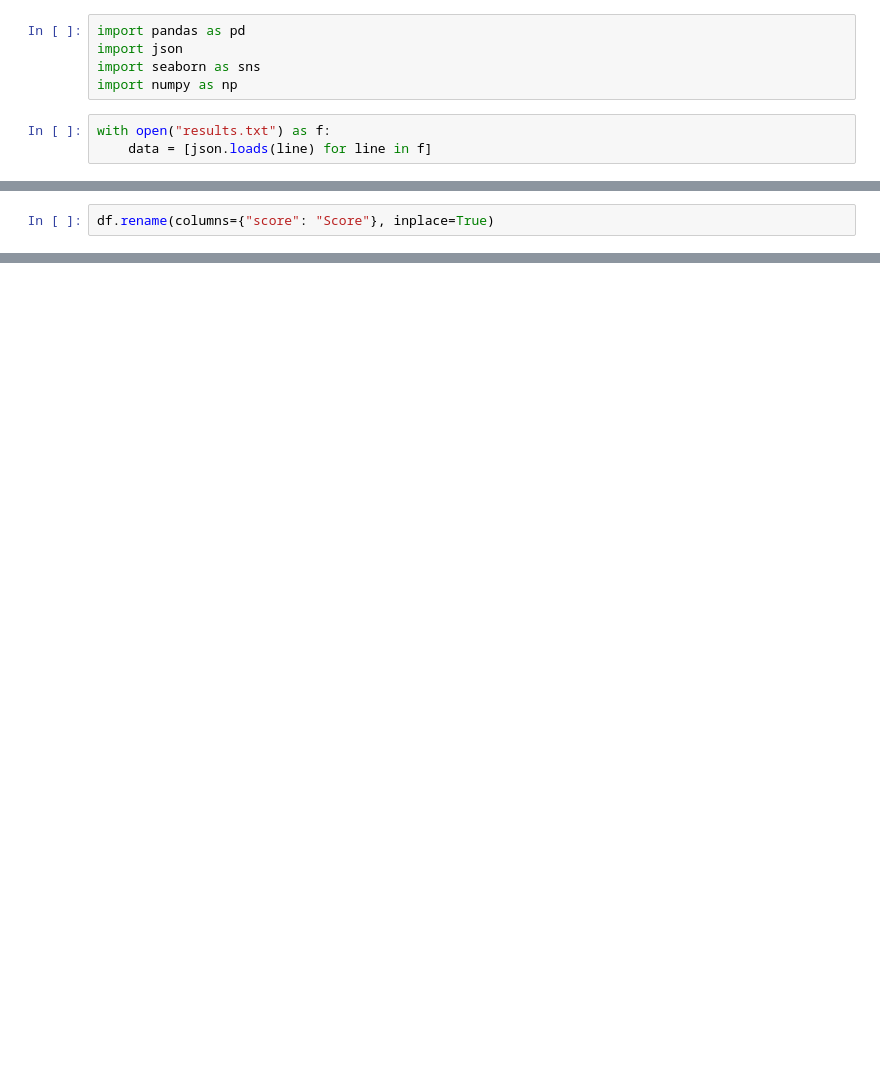
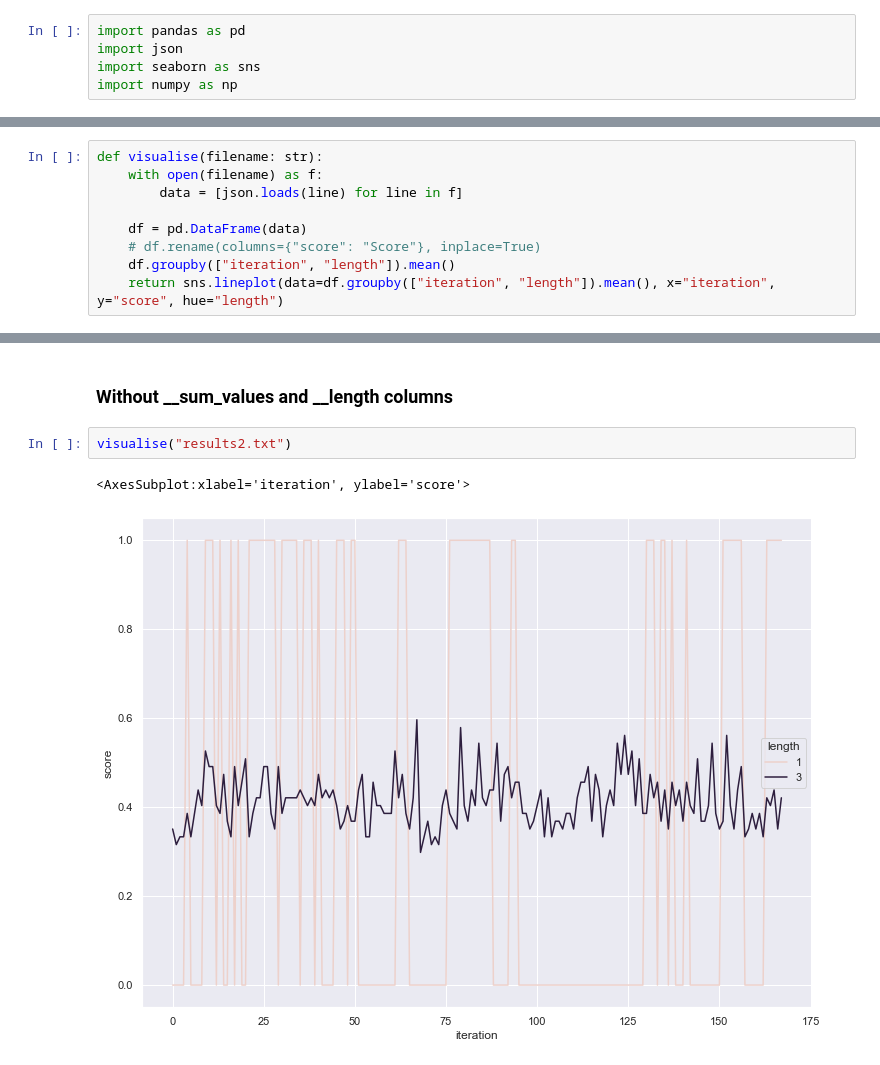
Before and after one commit to aidar-ms/stream-gait-data, a Jupyter notebook: data_exploration/visualise_results.ipynb, the cells around one changed output, grey strips where cells are left out. Saved outputs shown, nothing was run; the diff lists cells and outputs as text; blank space fills up the shorter version.

```diff
--- a/data_exploration/visualise_results.ipynb
+++ b/data_exploration/visualise_results.ipynb
@@ -3,6 +3,3 @@ import pandas as pd
 import json
 import seaborn as sns
 import numpy as np
-# %%
-with open("results.txt") as f:
-    data = [json.loads(line) for line in f]
@@ -11,2 +5,0 @@ df = pd.DataFrame(data)
-# %%
-df.rename(columns={"score": "Score"}, inplace=True)
@@ -29,0 +6,9 @@ df.groupby(["iteration", "length"]).mean()
+# %%
+def visualise(filename: str):
+    with open(filename) as f:
+        data = [json.loads(line) for line in f]
+
+    df = pd.DataFrame(data)
+    # df.rename(columns={"score": "Score"}, inplace=True)
+    df.groupby(["iteration", "length"]).mean()
+    return sns.lineplot(data=df.groupby(["iteration", "length"]).mean(), x="iteration", y="score", hue="length")
@@ -35 +23,8 @@ sns.lineplot(data=df.groupby(["iteration", "length"]).mean(), x="iteration", y="
 [figure]
+# %% [markdown]
+### Without __sum_values and __length columns
+# %%
+visualise("results2.txt")
+# %% [output]
+<AxesSubplot:xlabel='iteration', ylabel='score'>
+[figure, added]
```
Also changed, not shown: parts of 4 cells of this notebook, 15 other files.
